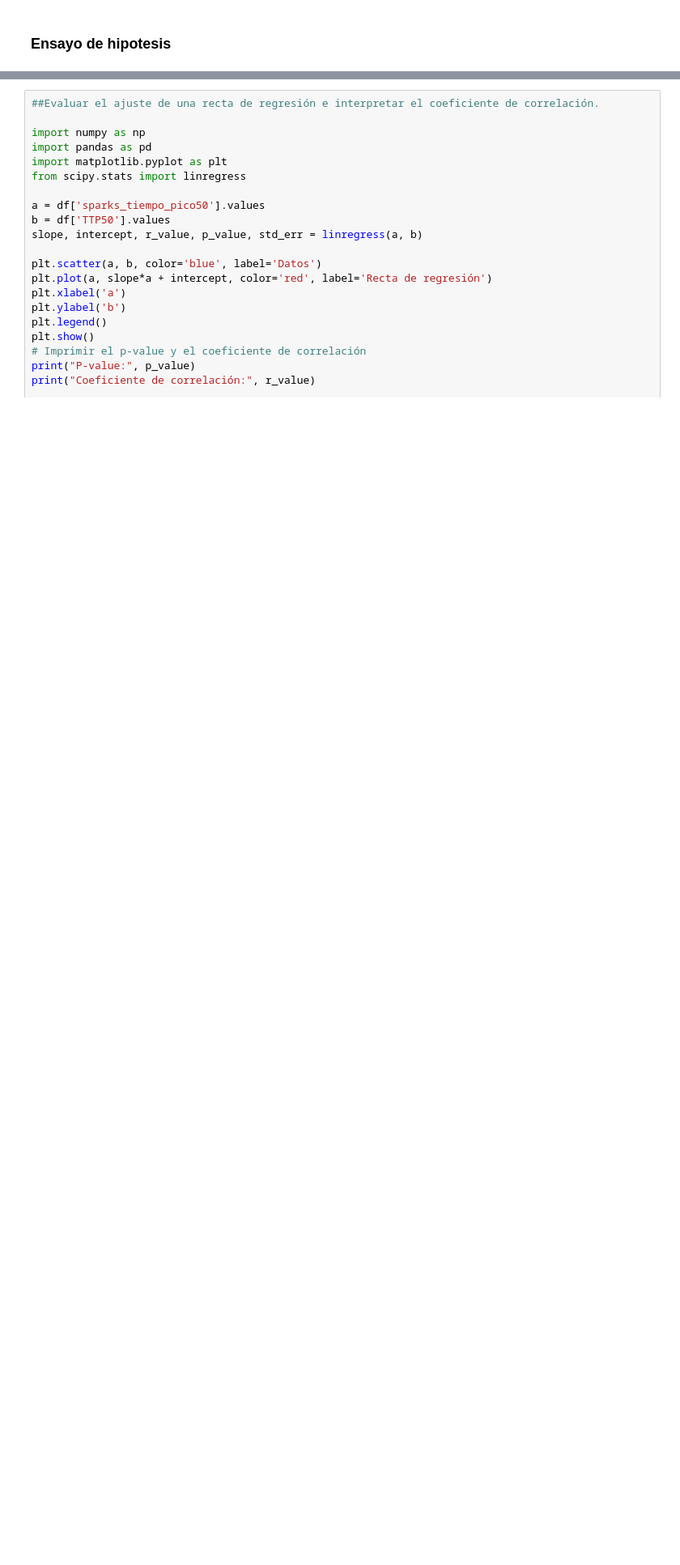
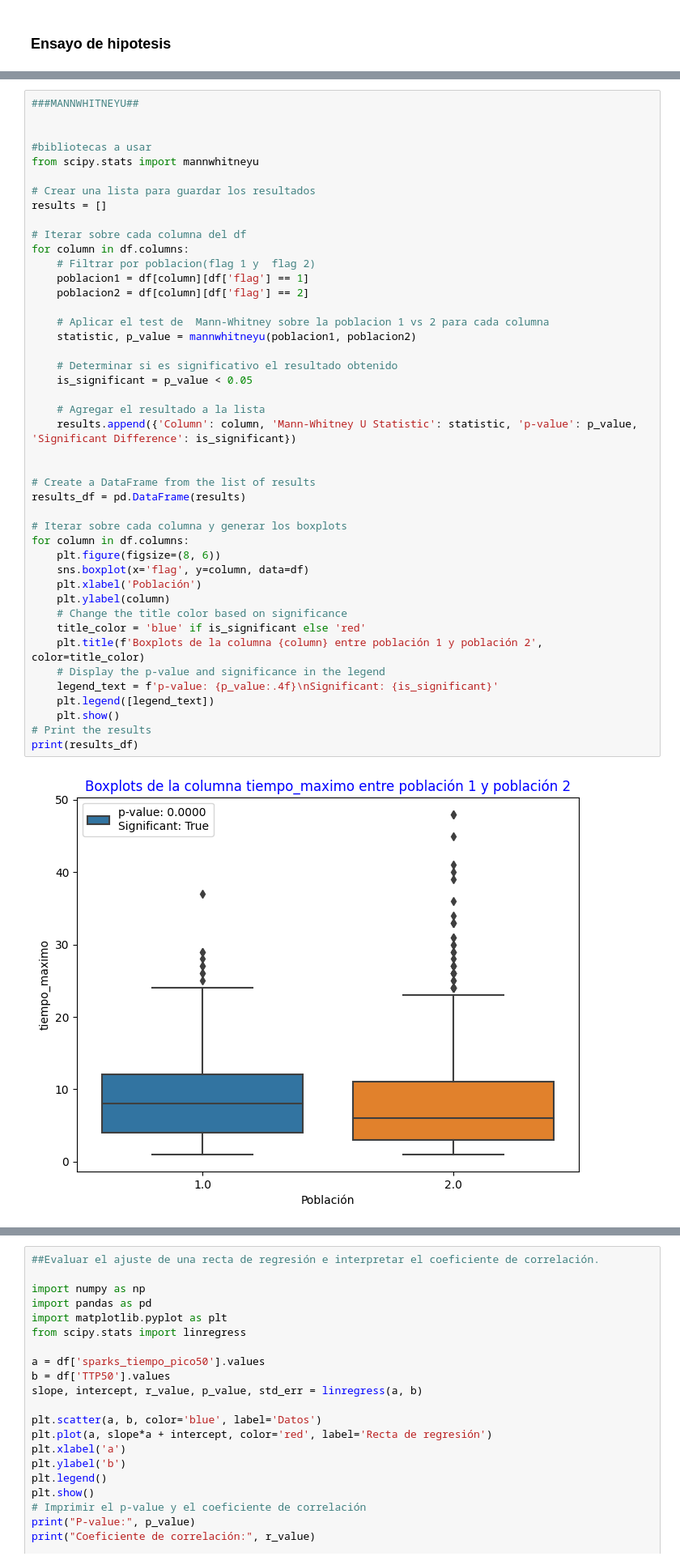
Before and after one commit to macarenaalga/trabajo_final, a Jupyter notebook: Trabajo_final_alga-aras.ipynb, the cells around one changed output, grey strips where cells are left out. Shown at 81% size. Drawn from its saved outputs; the diff is of its cells as text; blank space fills up the shorter version.

```diff
--- a/Trabajo_final_alga-aras.ipynb
+++ b/Trabajo_final_alga-aras.ipynb
@@ -778,0 +735,46 @@ Esta relacionado el TTP on la amplitud del spark?
+# %%
+###MANNWHITNEYU##
+
+
+#bibliotecas a usar
+from scipy.stats import mannwhitneyu
+
+# Crear una lista para guardar los resultados
+results = []
+
+# Iterar sobre cada columna del df
+for column in df.columns:
+    # Filtrar por poblacion(flag 1 y  flag 2)
+    poblacion1 = df[column][df['flag'] == 1]
+    poblacion2 = df[column][df['flag'] == 2]
+
+    # Aplicar el test de  Mann-Whitney sobre la poblacion 1 vs 2 para cada columna
+    statistic, p_value = mannwhitneyu(poblacion1, poblacion2)
+
+    # Determinar si es significativo el resultado obtenido
+    is_significant = p_value < 0.05
+
+    # Agregar el resultado a la lista
+    results.append({'Column': column, 'Mann-Whitney U Statistic': statistic, 'p-value': p_value, 'Significant Difference': is_significant})
+
+
+# Create a DataFrame from the list of results
+results_df = pd.DataFrame(results)
+
+# Iterar sobre cada columna y generar los boxplots
+for column in df.columns:
+    plt.figure(figsize=(8, 6))
+    sns.boxplot(x='flag', y=column, data=df)
+    plt.xlabel('Población')
+    plt.ylabel(column)
+    # Change the title color based on significance
+    title_color = 'blue' if is_significant else 'red'
+    plt.title(f'Boxplots de la columna {column} entre población 1 y población 2', color=title_color)
+    # Display the p-value and significance in the legend
+    legend_text = f'p-value: {p_value:.4f}\nSignificant: {is_significant}'
+    plt.legend([legend_text])
+    plt.show()
+# Print the results
+print(results_df)
+# %% [output]
+[figure, added]
```
Also changed, not shown: parts of 41 cells of this notebook, 12 other files.
